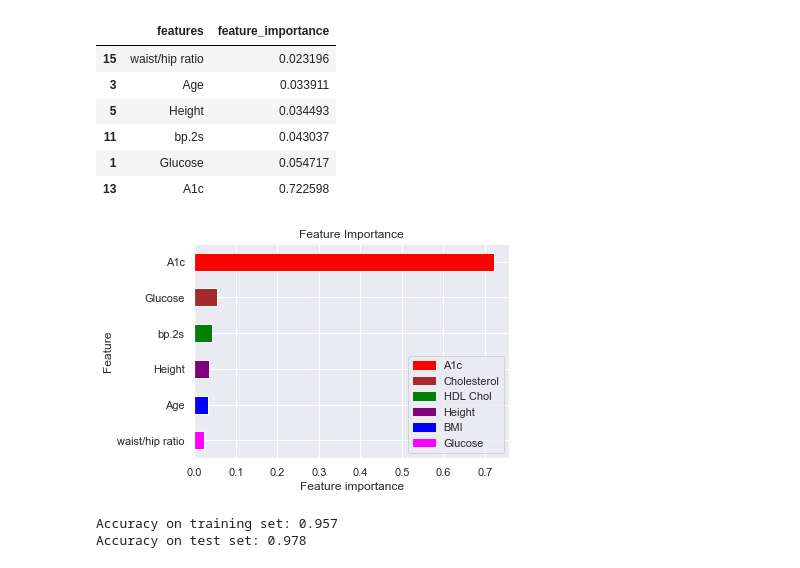
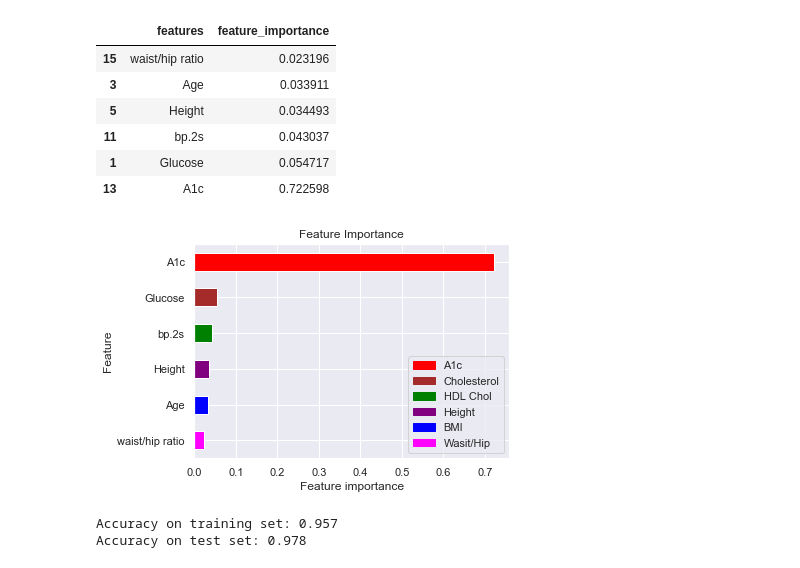
Before and after one commit to ramuir/Diabetes_Machine_Modeling, a Jupyter notebook: cleaning_final/Analysis/diabetes_anlysis.ipynb, the cells around one changed output. Saved outputs shown, nothing was run; the diff lists cells and outputs as text; code cells hidden in the pictures.

```diff
--- a/cleaning_final/Analysis/diabetes_anlysis.ipynb
+++ b/cleaning_final/Analysis/diabetes_anlysis.ipynb
@@ -152,21 +152,21 @@ sorted_df
 # %%
 sorted_df.plot.barh(x='features', y='feature_importance', color=['fuchsia', 'blue', 'purple', 'green', 'brown', 'red'])
 plt.xlabel("Feature importance")
 plt.ylabel("Feature")
 
 A = mpatches.Patch(color='red', label='A1c')
 C = mpatches.Patch(color='brown', label='Cholesterol')
-G = mpatches.Patch(color='fuchsia', label='Glucose')
+G = mpatches.Patch(color='fuchsia', label='Wasit/Hip')
 W = mpatches.Patch(color='purple', label='Height')
 B = mpatches.Patch(color='blue', label='BMI')
 H = mpatches.Patch(color='green', label='HDL Chol')
 plt.title("Feature Importance")
 plt.legend(handles=[A,C,H,W,B,G], loc=4)
 plt.tight_layout()
 plt.savefig('../statistic_img/feature_importance')
 plt.show()
 # %% [output]
-[figure, old version]
+[figure, new version]
 # %%
 #reduce columns and features
 X_train_features = X_train[['Height','BMI', 'A1c', 'HDL Chol', 'Glucose','Cholesterol']]
```
Also changed, not shown: 3 other files.
